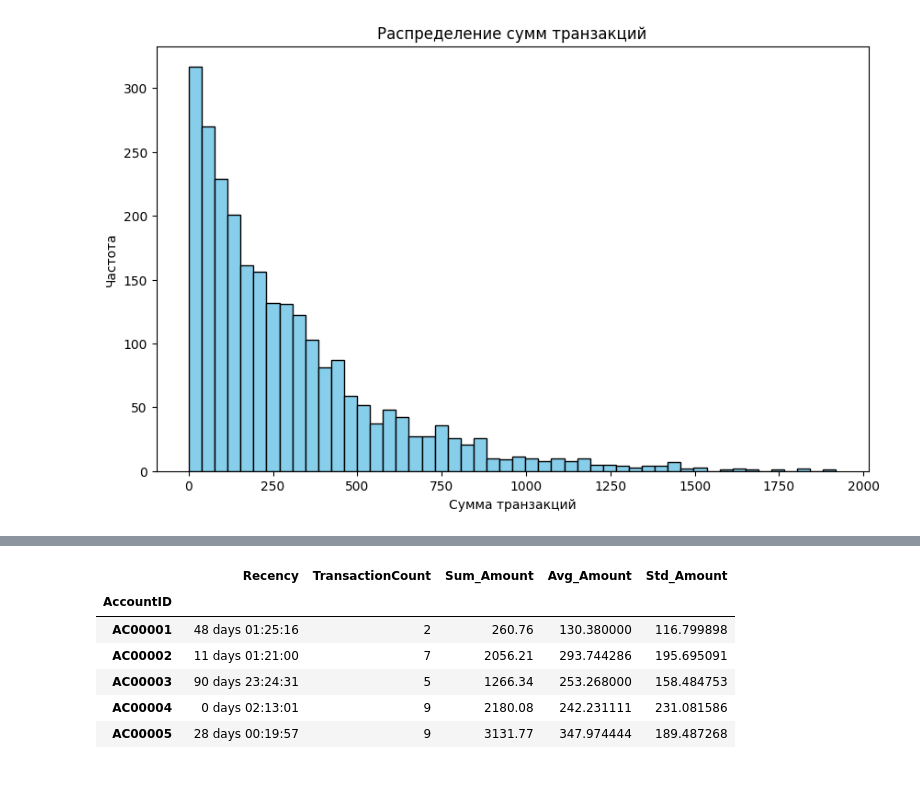
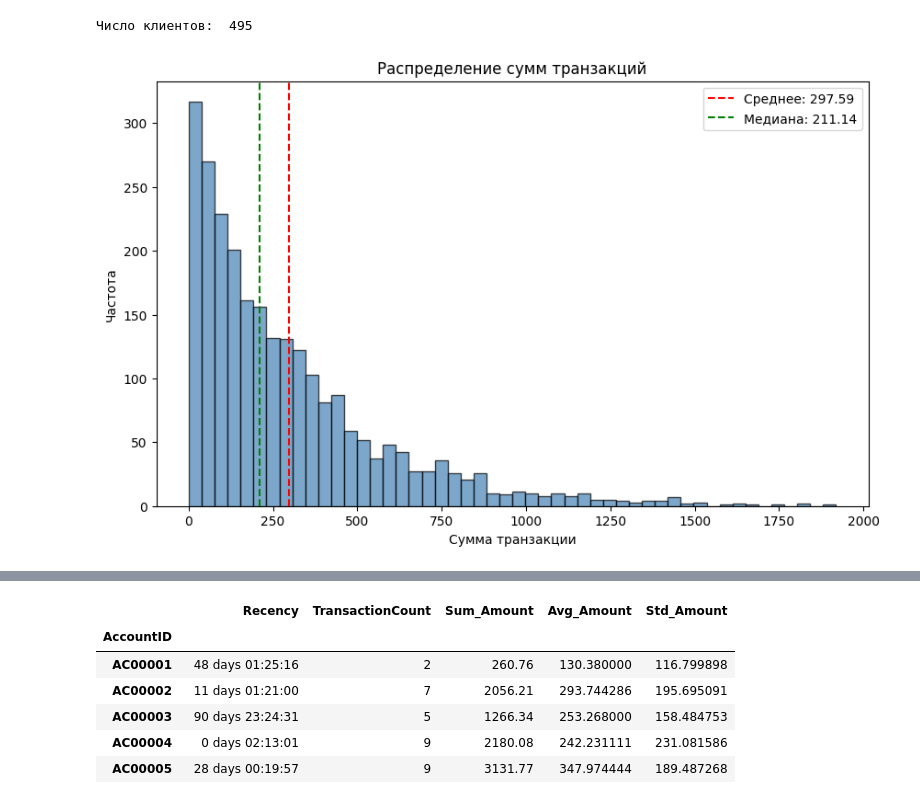
Before and after one commit to andreyyyyyys/Bank-clustering-analysis, a Jupyter notebook: Cluster_analysis.ipynb, the cells around one changed output, grey strips where cells are left out. Cells and saved outputs as stored; diff of their text form; code cells hidden in the pictures.

```diff
--- a/Cluster_analysis.ipynb
+++ b/Cluster_analysis.ipynb
@@ -21,11 +118,21 @@ Name: TransactionID, Length: 495, dtype: int64
+# %%
+num_clients = df['AccountID'].nunique()
+print('Число клиентов: ', num_clients)
+# %% [output]
+Число клиентов:  495
 # %%
-import matplotlib.pyplot as plt
+# Распределение сумм транзакций
 
 plt.figure(figsize=(10, 6))
-plt.hist(df['TransactionAmount'], bins=50, color='skyblue', edgecolor='black')
-plt.xlabel('Сумма транзакций')
+plt.hist(df['TransactionAmount'], bins=50, color='steelblue', edgecolor='black', alpha=0.7)
+plt.xlabel('Сумма транзакции')
 plt.ylabel('Частота')
 plt.title('Распределение сумм транзакций')
+plt.axvline(df['TransactionAmount'].mean(), color='red', linestyle='--',
+            label=f'Среднее: {df["TransactionAmount"].mean():.2f}')
+plt.axvline(df['TransactionAmount'].median(), color='green', linestyle='--',
+            label=f'Медиана: {df["TransactionAmount"].median():.2f}')
+plt.legend()
 plt.show()
 # %% [output]
-[figure, old version]
+[figure, new version]
```
Also changed, not shown: parts of 80 cells of this notebook.
